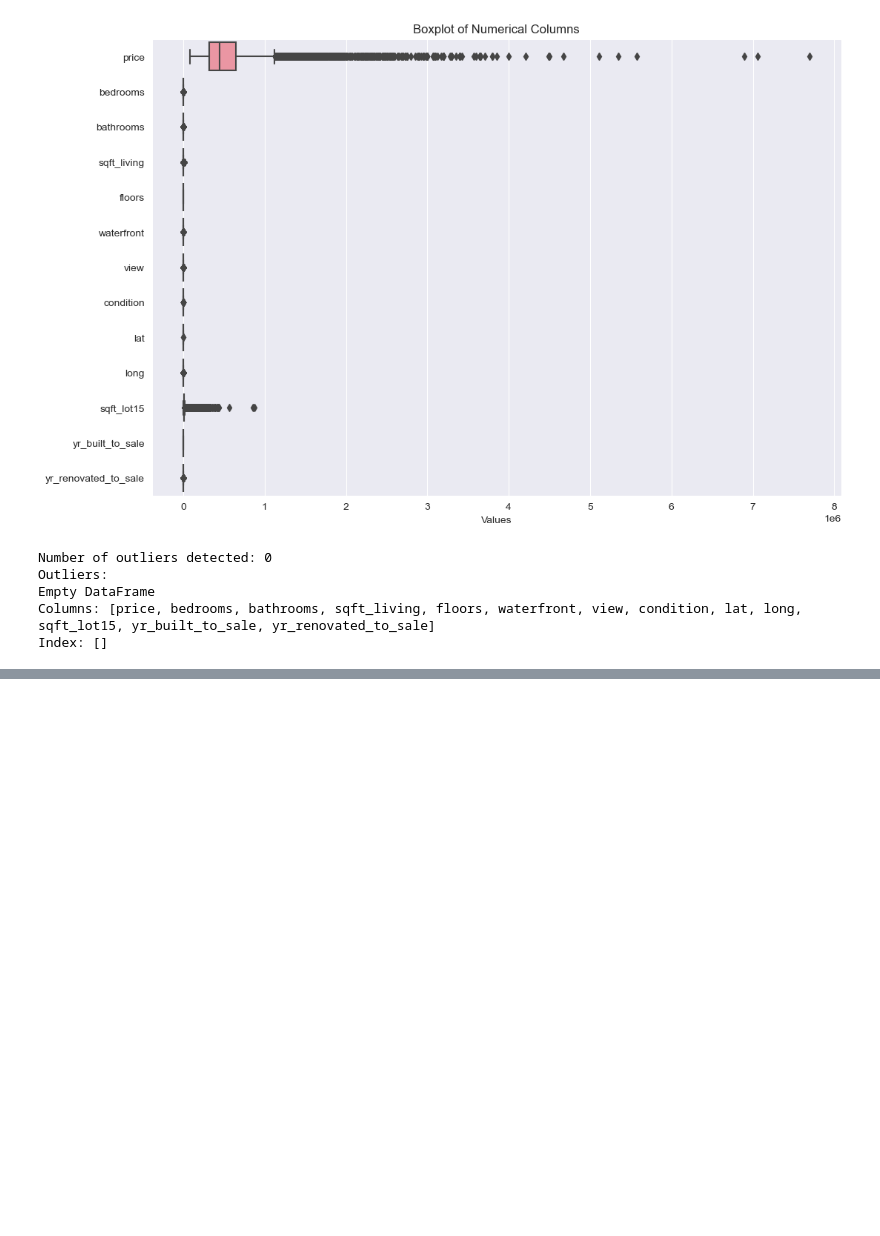
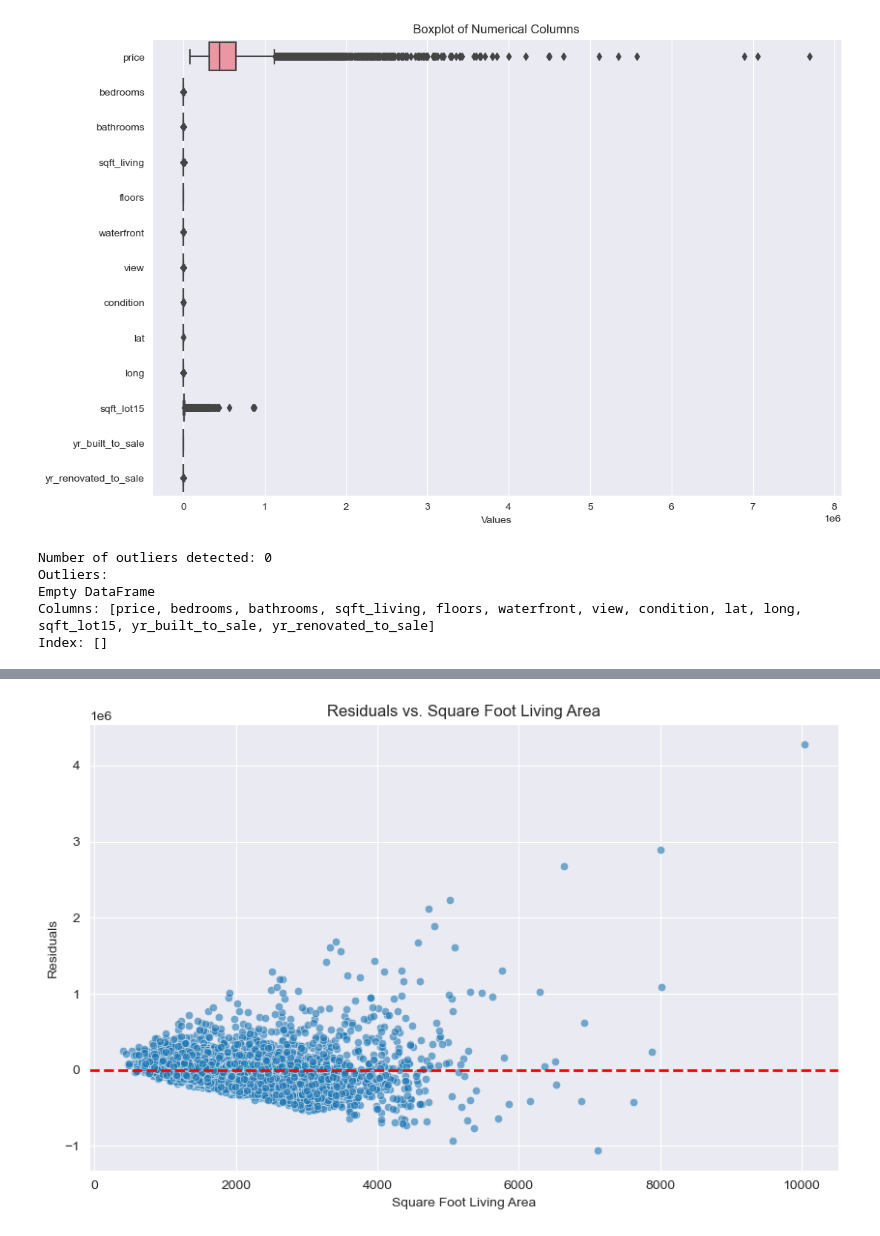
Before and after one commit to lchep2024/phase_2_project, a Jupyter notebook: members/juliet.ipynb, the cells around one changed output, grey strips where cells are left out. Saved outputs shown, nothing was run; the diff lists cells and outputs as text; code cells hidden in the pictures; blank space fills up the shorter version.

```diff
--- a/members/juliet.ipynb
+++ b/members/juliet.ipynb
@@ -441,0 +596,11 @@ Index: []
+# %%
+# Plot the residuals
+plt.figure(figsize=(10, 6))
+plt.scatter(X_test, residuals, alpha=0.6, edgecolors='w', linewidth=0.5)
+plt.axhline(y=0, color='r', linestyle='--', linewidth=2)
+plt.xlabel('Square Foot Living Area')
+plt.ylabel('Residuals')
+plt.title('Residuals vs. Square Foot Living Area')
+plt.show()
+# %% [output]
+[figure, added]
```
Also changed, not shown: parts of 34 cells of this notebook.
